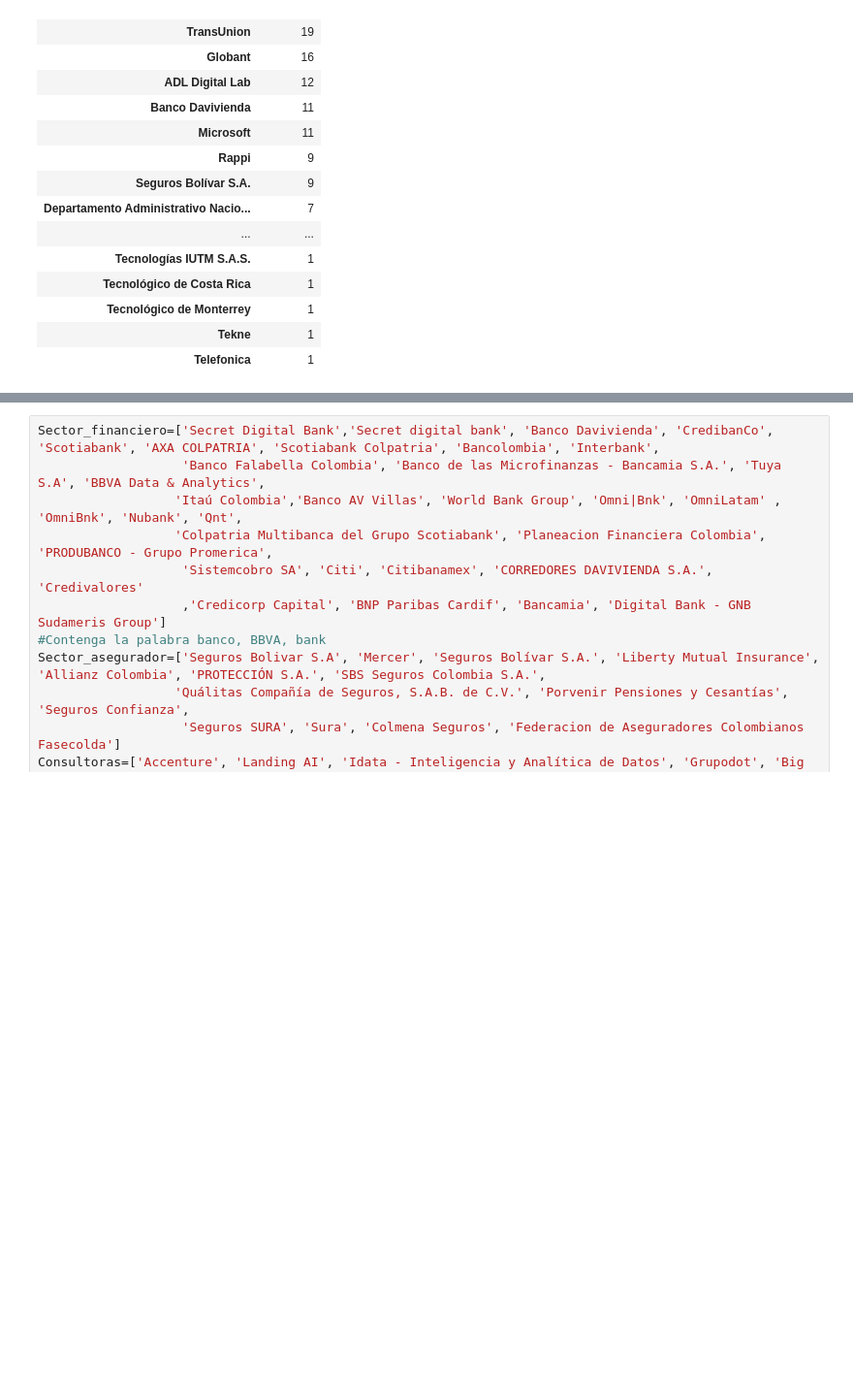
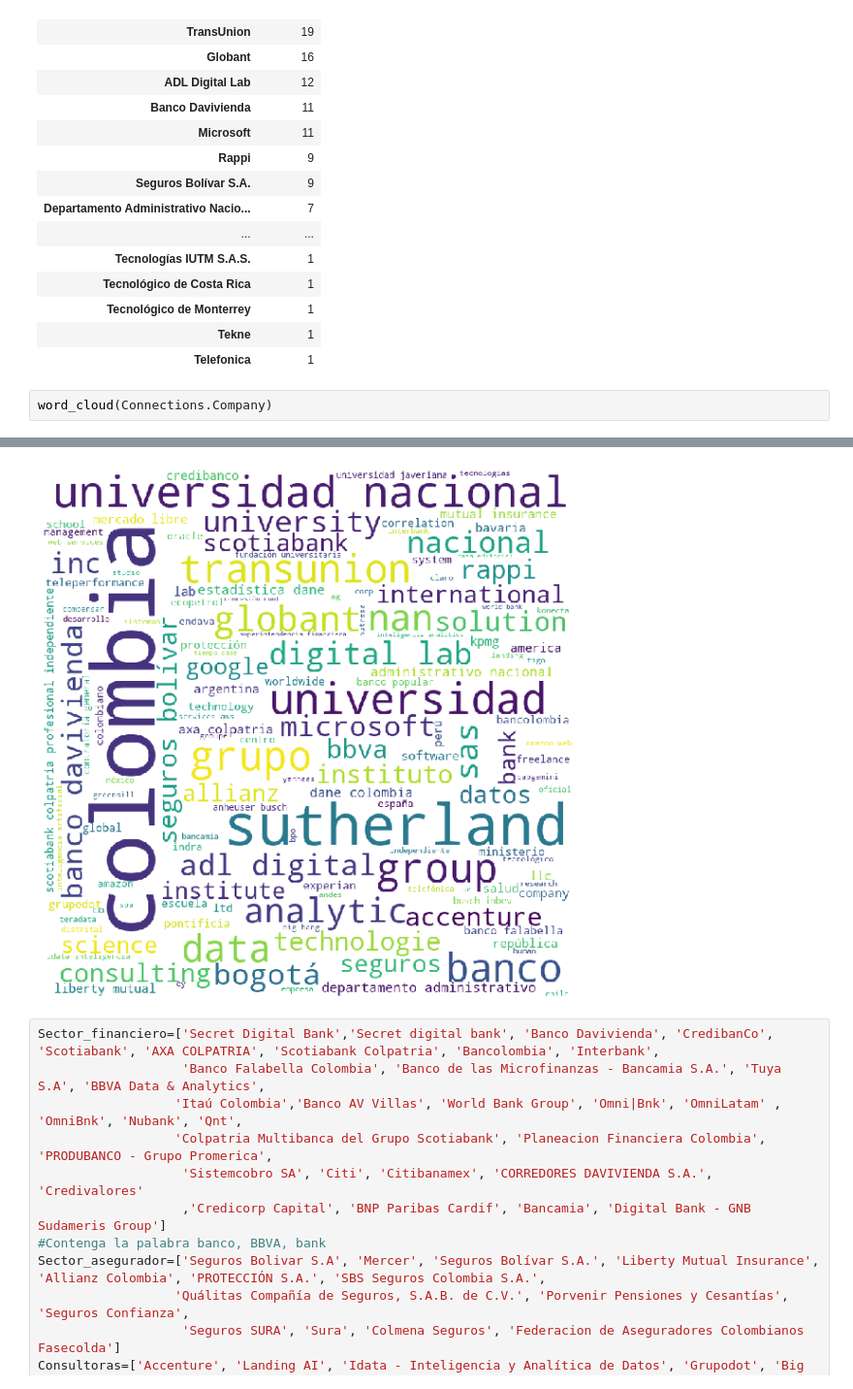
Before and after one commit to anmarphy/My_LinkedIn_2020_Dec, a Jupyter notebook: Basic_Information.ipynb, the cells around one changed output, grey strips where cells are left out. Shown: that part at 97% size. Saved outputs shown, nothing was run; the diff lists cells and outputs as text; blank space fills up the shorter version.

```diff
--- a/Basic_Information.ipynb
+++ b/Basic_Information.ipynb
@@ -191,3 +192,6 @@ pivot.rename(columns={'First Name':'Contacts'})
 | Tecnológico de Monterrey | 1 |
 | Tekne | 1 |
 | Telefonica | 1 |
+# %%
+word_cloud(Connections.Company)
+# %% [output]
@@ -194,3 +201,4 @@ pivot.rename(columns={'First Name':'Contacts'})
+[figure, added]
 # %%
 Sector_financiero=['Secret Digital Bank','Secret digital bank', 'Banco Davivienda', 'CredibanCo', 'Scotiabank', 'AXA COLPATRIA', 'Scotiabank Colpatria', 'Bancolombia', 'Interbank',
                    'Banco Falabella Colombia', 'Banco de las Microfinanzas - Bancamia S.A.', 'Tuya S.A', 'BBVA Data & Analytics',
```
Also changed, not shown: parts of 8 cells of this notebook.
